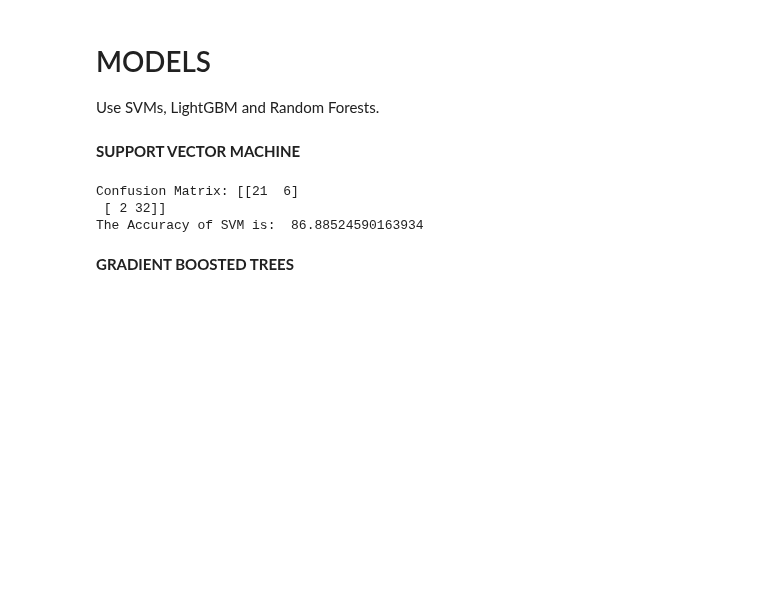
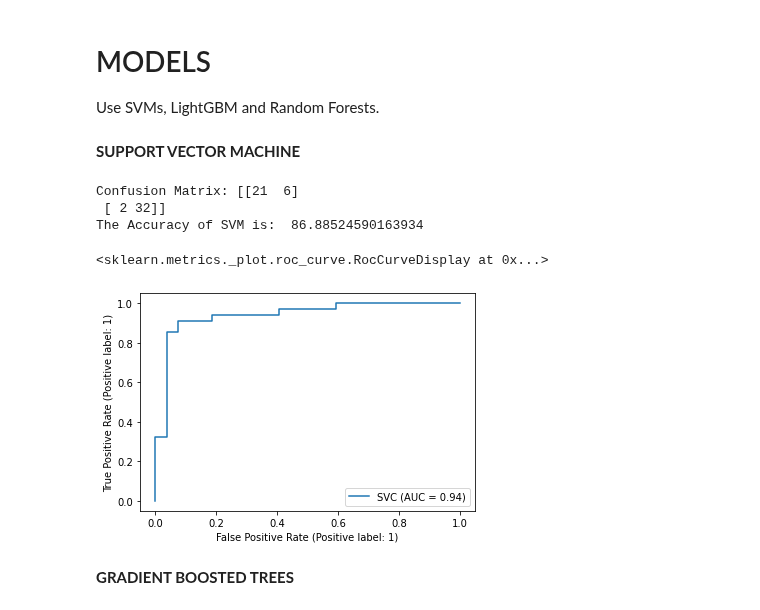
Before and after one commit to mim-uw/eXplainableMachineLearning-2023, a Jupyter notebook: Homeworks/HW1/SzymonAntoniak/szymona-hw1-xai.ipynb, the cells around one changed output. Drawn from its saved outputs; the diff is of its cells as text; code cells hidden in the pictures; blank space fills up the shorter version.

```diff
--- a/Homeworks/HW1/SzymonAntoniak/szymona-hw1-xai.ipynb
+++ b/Homeworks/HW1/SzymonAntoniak/szymona-hw1-xai.ipynb
@@ -79,7 +80,7 @@ from sklearn.metrics import confusion_matrix
 # GET THE DATA
 Fetching data from CSV file.
 # %%
-df = pd.read_csv("heart.csv")
+df = pd.read_csv("/kaggle/input/heart-attack-analysis-prediction-dataset/heart.csv")
 # %% [markdown]
 <a id="section-four"></a>
 # Get to know the data
@@ -250,14 +251,18 @@ Use SVMs, LightGBM and Random Forests.
 # %%
 model= SVC()
 model.fit(x_train, y_train)
 predicted=model.predict(x_test)
 conf= confusion_matrix(y_test, predicted)
 print("Confusion Matrix:", conf)
 print("The Accuracy of SVM is: ", accuracy_score(y_test, predicted)*100)
+correct_predictions_SVC = y_test==predicted
+plot_roc_curve(model,x_test,y_test)
 # %% [output]
 Confusion Matrix: [[21  6]
  [ 2 32]]
 The Accuracy of SVM is:  86.88524590163934
+<sklearn.metrics._plot.roc_curve.RocCurveDisplay at 0x...>
+[figure, added]
 # %% [markdown]
 **GRADIENT BOOSTED TREES**
 # %%
```
Also changed, not shown: parts of 5 cells of this notebook.
